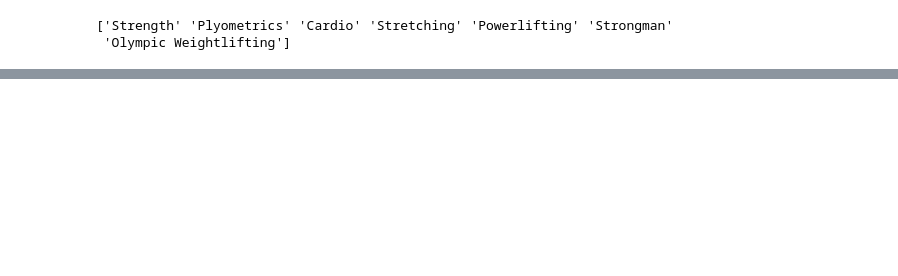
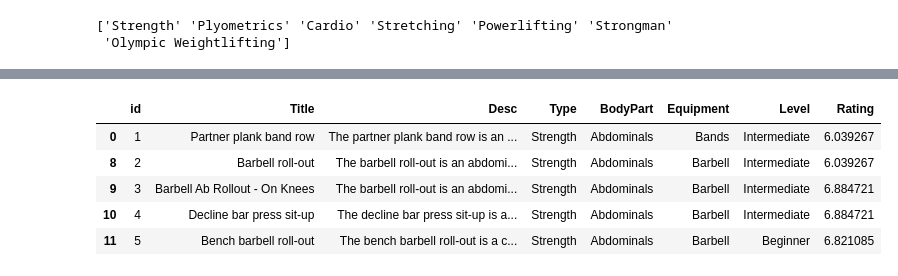
Before and after one commit to SmartShop-Smart-Grocery-List/Smartshop-FlaskAPI, a Jupyter notebook: Data_Cleaning.ipynb, the cells around one changed output, grey strips where cells are left out. Cells and saved outputs as stored; diff of their text form; code cells hidden in the pictures; blank space fills up the shorter version.

```diff
--- a/Data_Cleaning.ipynb
+++ b/Data_Cleaning.ipynb
@@ -270,0 +292,18 @@ excercise.head()
+# %%
+exercise_stats = exercise.groupby('id').agg({'Rating': ['mean', 'count']})
+exercise_stats.columns = ["_".join(col) for col in exercise_stats.columns.to_flat_index()]
+
+C = 10
+global_mean = exercise['Rating'].mean()
+
+exercise['Rating'] = exercise_stats.apply(lambda row: bayesian_average(row['Rating_mean'], row['Rating_count']), axis=1)
+exercise['Rating'] = exercise['Rating'].fillna(bayesian_average(0, 1))
+# %%
+exercise.head()
+# %% [output]
+|  | id | Title | Desc | Type | BodyPart | Equipment | Level | Rating |
+| 0 | 1 | Partner plank band row | The partner plank band row is an ... | Strength | Abdominals | Bands | Intermediate | 6.039267 |
+| 8 | 2 | Barbell roll-out | The barbell roll-out is an abdomi... | Strength | Abdominals | Barbell | Intermediate | 6.039267 |
+| 9 | 3 | Barbell Ab Rollout - On Knees | The barbell roll-out is an abdomi... | Strength | Abdominals | Barbell | Intermediate | 6.884721 |
+| 10 | 4 | Decline bar press sit-up | The decline bar press sit-up is a... | Strength | Abdominals | Barbell | Intermediate | 6.884721 |
+| 11 | 5 | Bench barbell roll-out | The bench barbell roll-out is a c... | Strength | Abdominals | Barbell | Beginner | 6.821085 |
```
Also changed, not shown: parts of 15 cells of this notebook, 5 other files.
